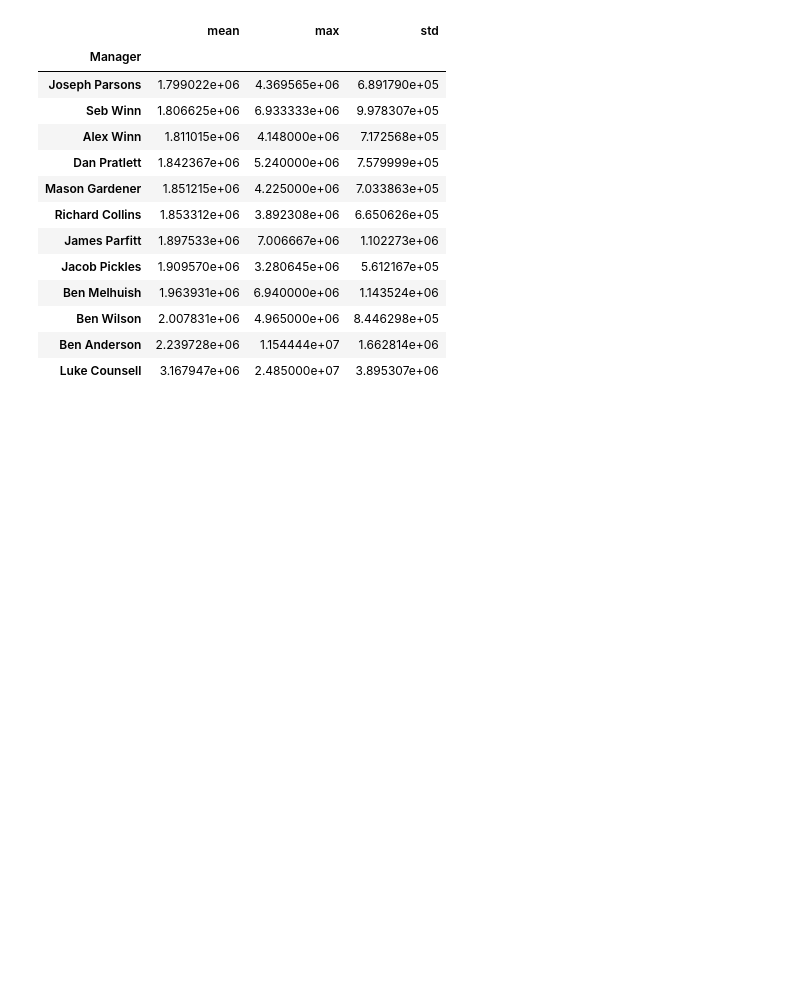
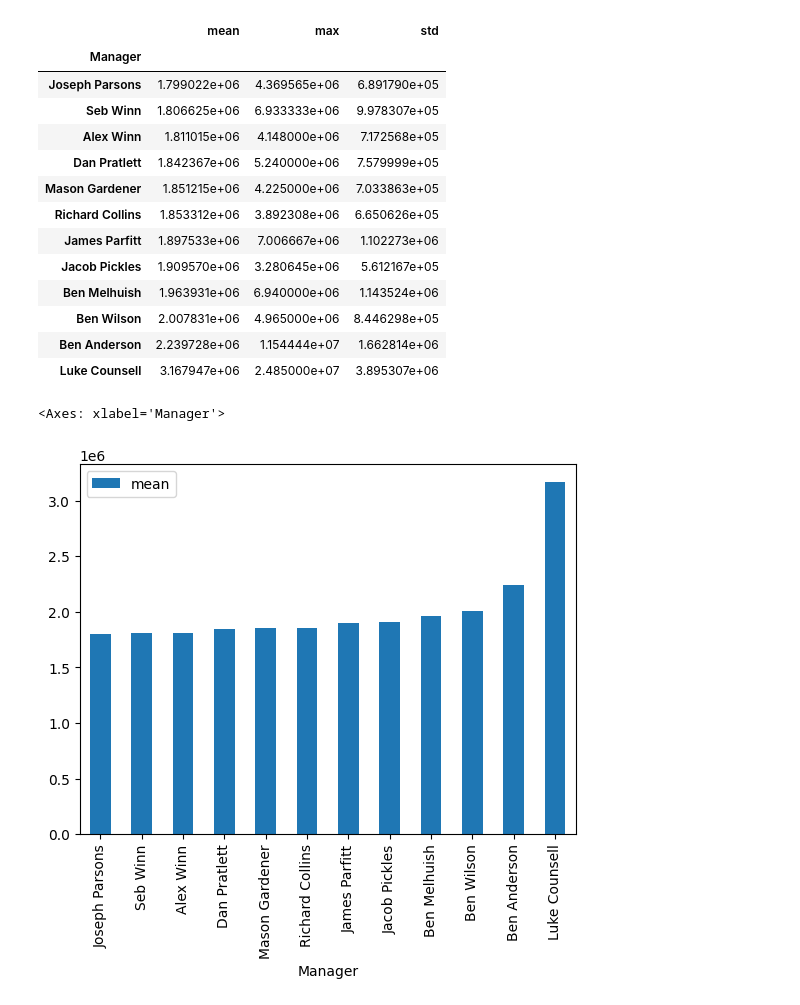
Before and after one commit to RACollins/fpl-forecast-optimise, a Jupyter notebook: notebooks/3.0-awards-calc.ipynb, the cells around one changed output. Saved outputs shown, nothing was run; the diff lists cells and outputs as text; code cells hidden in the pictures; blank space fills up the shorter version.

```diff
--- a/notebooks/3.0-awards-calc.ipynb
+++ b/notebooks/3.0-awards-calc.ipynb
@@ -226,3 +211,8 @@ roi_df
 | Ben Wilson | 2.007831e+06 | 4.965000e+06 | 8.446298e+05 |
 | Ben Anderson | 2.239728e+06 | 1.154444e+07 | 1.662814e+06 |
 | Luke Counsell | 3.167947e+06 | 2.485000e+07 | 3.895307e+06 |
+# %%
+roi_df.plot.bar(y="mean")
+# %% [output]
+<Axes: xlabel='Manager'>
+[figure, added]
```
Also changed, not shown: parts of 12 cells of this notebook.
